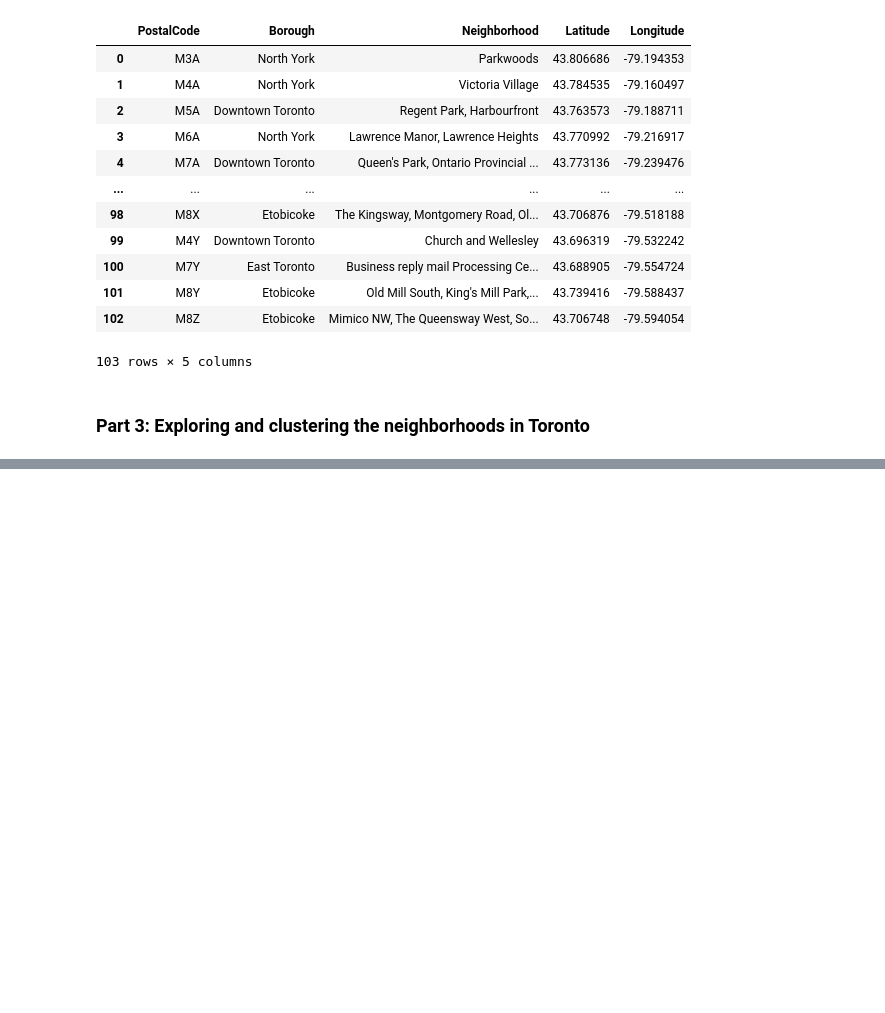
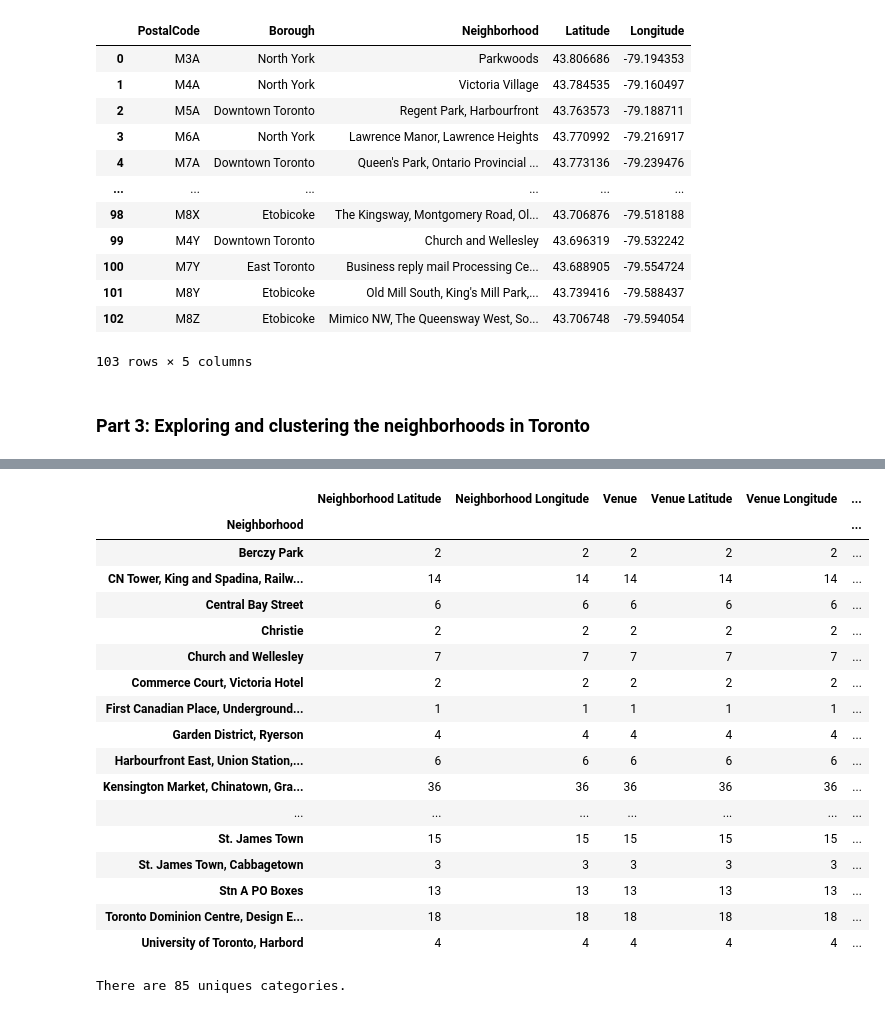
Before and after one commit to xanag/Coursera_Capstone, a Jupyter notebook: Neighborhoods in Toronto.ipynb, the cells around one changed output, grey strips where cells are left out. Saved outputs shown, nothing was run; the diff lists cells and outputs as text; code cells hidden in the pictures; blank space fills up the shorter version.

```diff
--- a/Neighborhoods in Toronto.ipynb
+++ b/Neighborhoods in Toronto.ipynb
@@ -136,0 +336,13 @@ toronto_neigh.shape
+# %%
+LIMIT = 100 # limit of number of venues returned by Foursquare API
+radius = 500 # define radius
+# create URL
+url = 'https://api.foursquare.com/v2/venues/explore?&client_id={}&client_secret={}&v={}&ll={},{}&radius={}&limit={}'.format(
+    CLIENT_ID,
+    CLIENT_SECRET,
+    VERSION,
+    neighborhood_latitude,
+    neighborhood_longitude,
+    radius,
+    LIMIT)
+url # display URL
@@ -136,0 +483,25 @@ toronto_neigh.shape
+# %%
+downtown_venues.groupby('Neighborhood').count()
+# %% [output]
+|  | Neighborhood Latitude | Neighborhood Longitude | Venue | Venue Latitude | Venue Longitude | ... |
+| Neighborhood |  |  |  |  |  | ... |
+| Berczy Park | 2 | 2 | 2 | 2 | 2 | ... |
+| CN Tower, King and Spadina, Railw... | 14 | 14 | 14 | 14 | 14 | ... |
+| Central Bay Street | 6 | 6 | 6 | 6 | 6 | ... |
+| Christie | 2 | 2 | 2 | 2 | 2 | ... |
+| Church and Wellesley | 7 | 7 | 7 | 7 | 7 | ... |
+| Commerce Court, Victoria Hotel | 2 | 2 | 2 | 2 | 2 | ... |
+| First Canadian Place, Underground... | 1 | 1 | 1 | 1 | 1 | ... |
+| Garden District, Ryerson | 4 | 4 | 4 | 4 | 4 | ... |
+| Harbourfront East, Union Station,... | 6 | 6 | 6 | 6 | 6 | ... |
+| Kensington Market, Chinatown, Gra... | 36 | 36 | 36 | 36 | 36 | ... |
+| ... | ... | ... | ... | ... | ... | ... |
+| St. James Town | 15 | 15 | 15 | 15 | 15 | ... |
+| St. James Town, Cabbagetown | 3 | 3 | 3 | 3 | 3 | ... |
+| Stn A PO Boxes | 13 | 13 | 13 | 13 | 13 | ... |
+| Toronto Dominion Centre, Design E... | 18 | 18 | 18 | 18 | 18 | ... |
+| University of Toronto, Harbord | 4 | 4 | 4 | 4 | 4 | ... |
+# %%
+print('There are {} uniques categories.'.format(len(downtown_venues['Venue Category'].unique())))
+# %% [output]
+There are 85 uniques categories.
```
Also changed, not shown: parts of 45 cells of this notebook.
